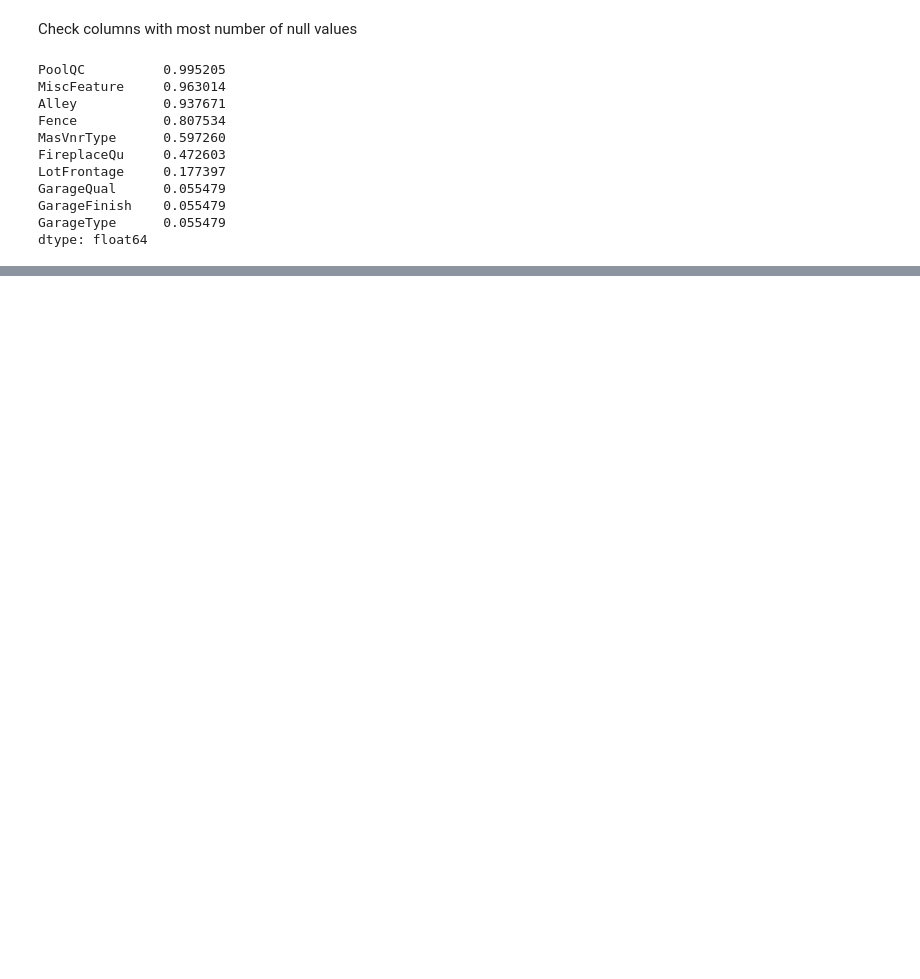
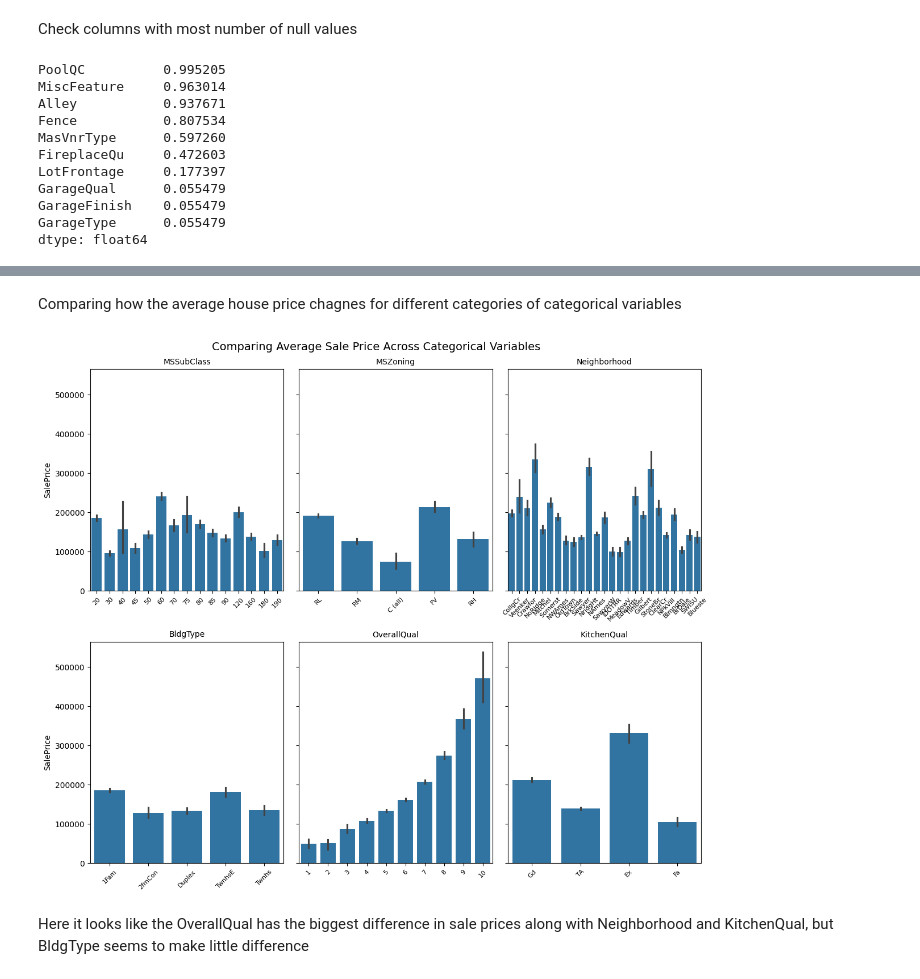
Before and after one commit to bpattengale/house_prices, a Jupyter notebook: notebooks/data_exploration.ipynb, the cells around one changed output, grey strips where cells are left out. Saved outputs shown, nothing was run; the diff lists cells and outputs as text; code cells hidden in the pictures; blank space fills up the shorter version.

```diff
--- a/notebooks/data_exploration.ipynb
+++ b/notebooks/data_exploration.ipynb
@@ -128,0 +101,3 @@ Text(0.5, 1.0, 'Zoning Area')
+# %%
+relevant_qual = ['MSSubClass', 'MSZoning', 'Neighborhood', 'BldgType', 'OverallQual', 'KitchenQual']
+df_cleaned[relevant_qual].head()
@@ -128,0 +111,20 @@ Text(0.5, 1.0, 'Zoning Area')
+# %% [markdown]
+Comparing how the average house price chagnes for different categories of categorical variables
+# %%
+fig, axes = plt.subplots(2,3, figsize=(12,10), sharey=True)
+axes = axes.flatten()
+plt.subplots_adjust(hspace=0.3)
+
+for i in range(len(relevant_qual)):
+    ax = axes[i]
+    sns.barplot(data=df_cleaned, x=relevant_qual[i], y='SalePrice', ax=ax)
+    ax.set_title(relevant_qual[i], fontsize=10)
+    ax.set(xlabel=None)
+    ax.tick_params(axis='x', rotation=45, labelsize=8)
+
+fig.suptitle("Comparing Average Sale Price Across Categorical Variables", fontsize=14)
+plt.tight_layout()
+# %% [output]
+[figure, added]
+# %% [markdown]
+Here it looks like the OverallQual has the biggest difference in sale prices along with Neighborhood and KitchenQual, but BldgType seems to make little difference
```
Also changed, not shown: parts of 14 cells of this notebook.
